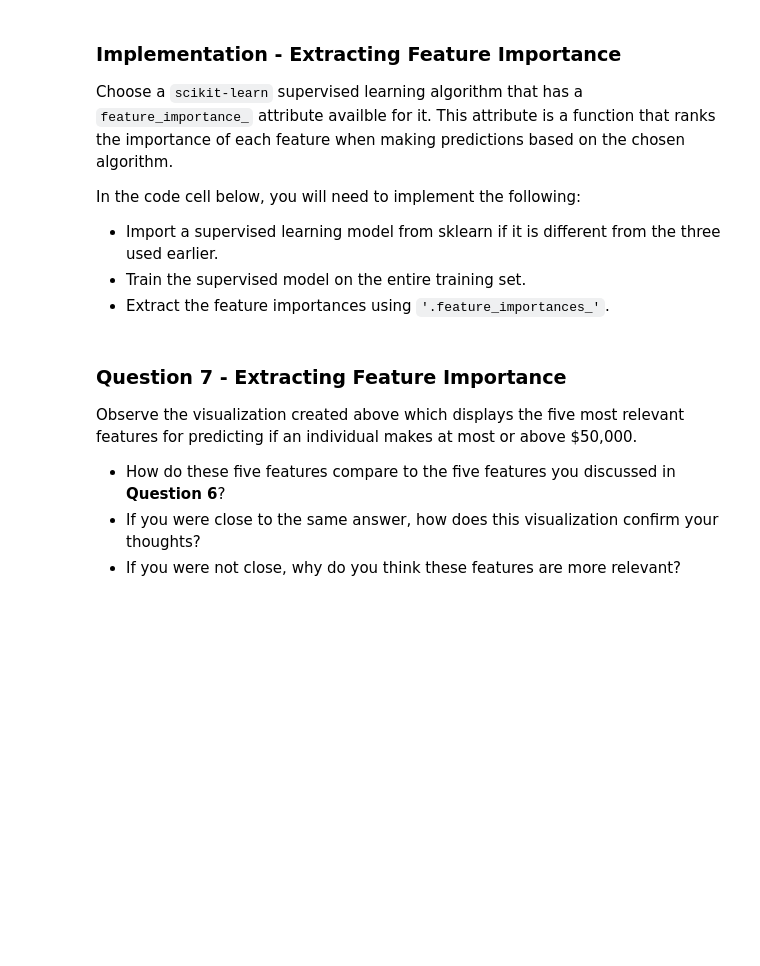
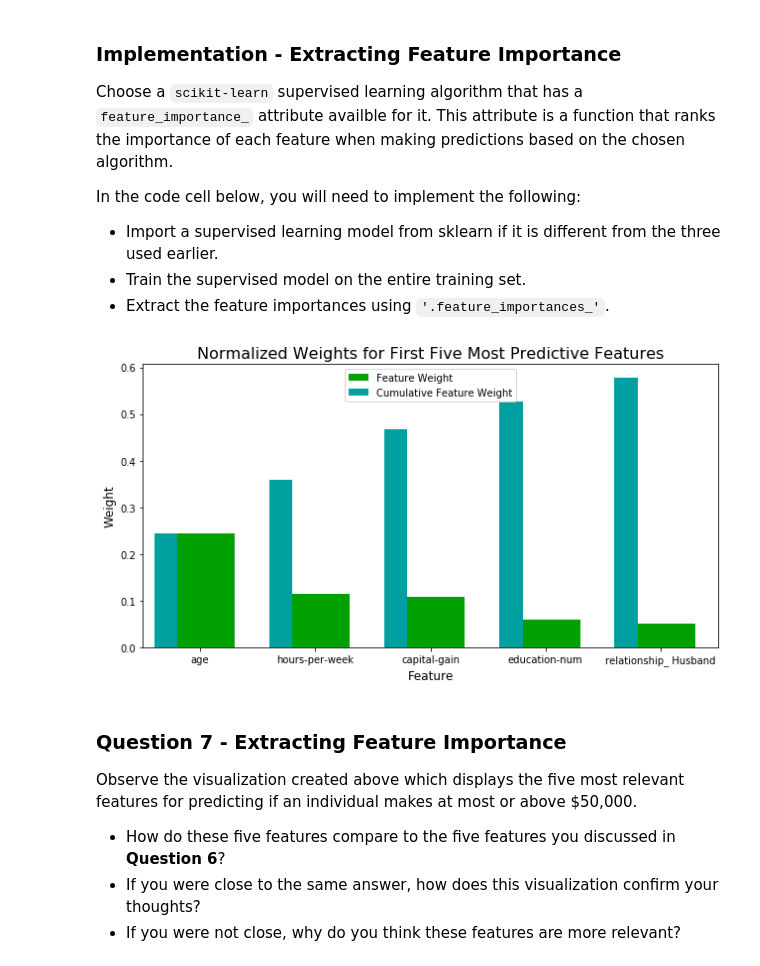
Before and after one commit to brunobbaraujo/machine-learning, a Jupyter notebook: projects/finding_donors/finding_donors.ipynb, the cells around one changed output. Drawn from its saved outputs; the diff is of its cells as text; code cells hidden in the pictures; blank space fills up the shorter version.

```diff
--- a/projects/finding_donors/finding_donors.ipynb
+++ b/projects/finding_donors/finding_donors.ipynb
@@ -574,15 +592,17 @@ In the code cell below, you will need to implement the following:
 # %%
 # TODO: Import a supervised learning model that has 'feature_importances_'
 
 
 # TODO: Train the supervised model on the training set using .fit(X_train, y_train)
-model = None
+model = RandomForestClassifier()
 
 # TODO: Extract the feature importances using .feature_importances_
-importances = None
+importances = clf_RF.feature_importances_
 
 # Plot
 vs.feature_plot(importances, X_train, y_train)
+# %% [output]
+[figure, added]
 # %% [markdown]
 ### Question 7 - Extracting Feature Importance
 
```
Also changed, not shown: parts of 13 cells of this notebook.
